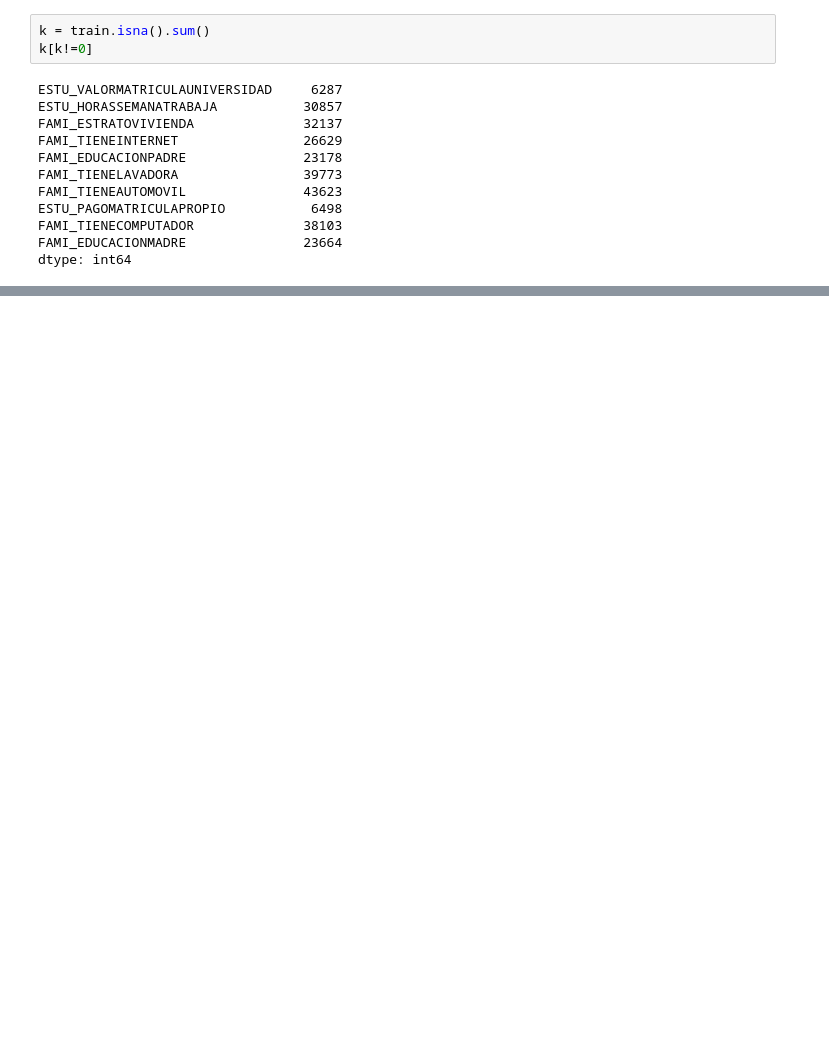
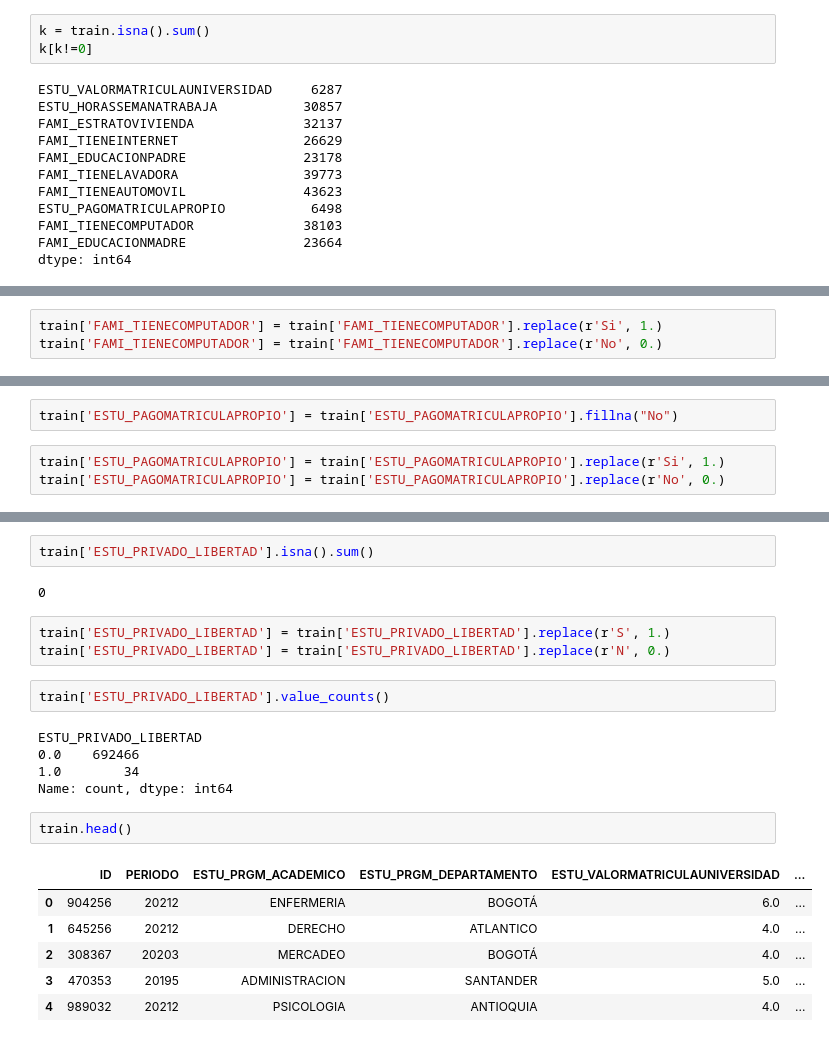
Before and after one commit to JGranda11/Proyecto-ai4eng20241, a Jupyter notebook: 02 - preprocesado.ipynb, the cells around one changed output, grey strips where cells are left out. Cells and saved outputs as stored; diff of their text form; blank space fills up the shorter version.

```diff
--- a/02 - preprocesado.ipynb
+++ b/02 - preprocesado.ipynb
@@ -101,0 +559,3 @@ codificacion = codificador.fit_transform(train[[""]])
+# %%
+train['FAMI_TIENECOMPUTADOR'] = train['FAMI_TIENECOMPUTADOR'].replace(r'Si', 1.)
+train['FAMI_TIENECOMPUTADOR'] = train['FAMI_TIENECOMPUTADOR'].replace(r'No', 0.)
@@ -101,0 +588,5 @@ codificacion = codificador.fit_transform(train[[""]])
+# %%
+train['ESTU_PAGOMATRICULAPROPIO'] = train['ESTU_PAGOMATRICULAPROPIO'].fillna("No")
+# %%
+train['ESTU_PAGOMATRICULAPROPIO'] = train['ESTU_PAGOMATRICULAPROPIO'].replace(r'Si', 1.)
+train['ESTU_PAGOMATRICULAPROPIO'] = train['ESTU_PAGOMATRICULAPROPIO'].replace(r'No', 0.)
@@ -101,0 +614,23 @@ codificacion = codificador.fit_transform(train[[""]])
+# %%
+train['ESTU_PRIVADO_LIBERTAD'].isna().sum()
+# %% [output]
+0
+# %%
+train['ESTU_PRIVADO_LIBERTAD'] = train['ESTU_PRIVADO_LIBERTAD'].replace(r'S', 1.)
+train['ESTU_PRIVADO_LIBERTAD'] = train['ESTU_PRIVADO_LIBERTAD'].replace(r'N', 0.)
+# %%
+train['ESTU_PRIVADO_LIBERTAD'].value_counts()
+# %% [output]
+ESTU_PRIVADO_LIBERTAD
+0.0    692466
+1.0        34
+Name: count, dtype: int64
+# %%
+train.head()
+# %% [output]
+|  | ID | PERIODO | ESTU_PRGM_ACADEMICO | ESTU_PRGM_DEPARTAMENTO | ESTU_VALORMATRICULAUNIVERSIDAD | ... |
+| 0 | 904256 | 20212 | ENFERMERIA | BOGOTÁ | 6.0 | ... |
+| 1 | 645256 | 20212 | DERECHO | ATLANTICO | 4.0 | ... |
+| 2 | 308367 | 20203 | MERCADEO | BOGOTÁ | 4.0 | ... |
+| 3 | 470353 | 20195 | ADMINISTRACION | SANTANDER | 5.0 | ... |
+| 4 | 989032 | 20212 | PSICOLOGIA | ANTIOQUIA | 4.0 | ... |
```
Also changed, not shown: parts of 86 cells of this notebook.
